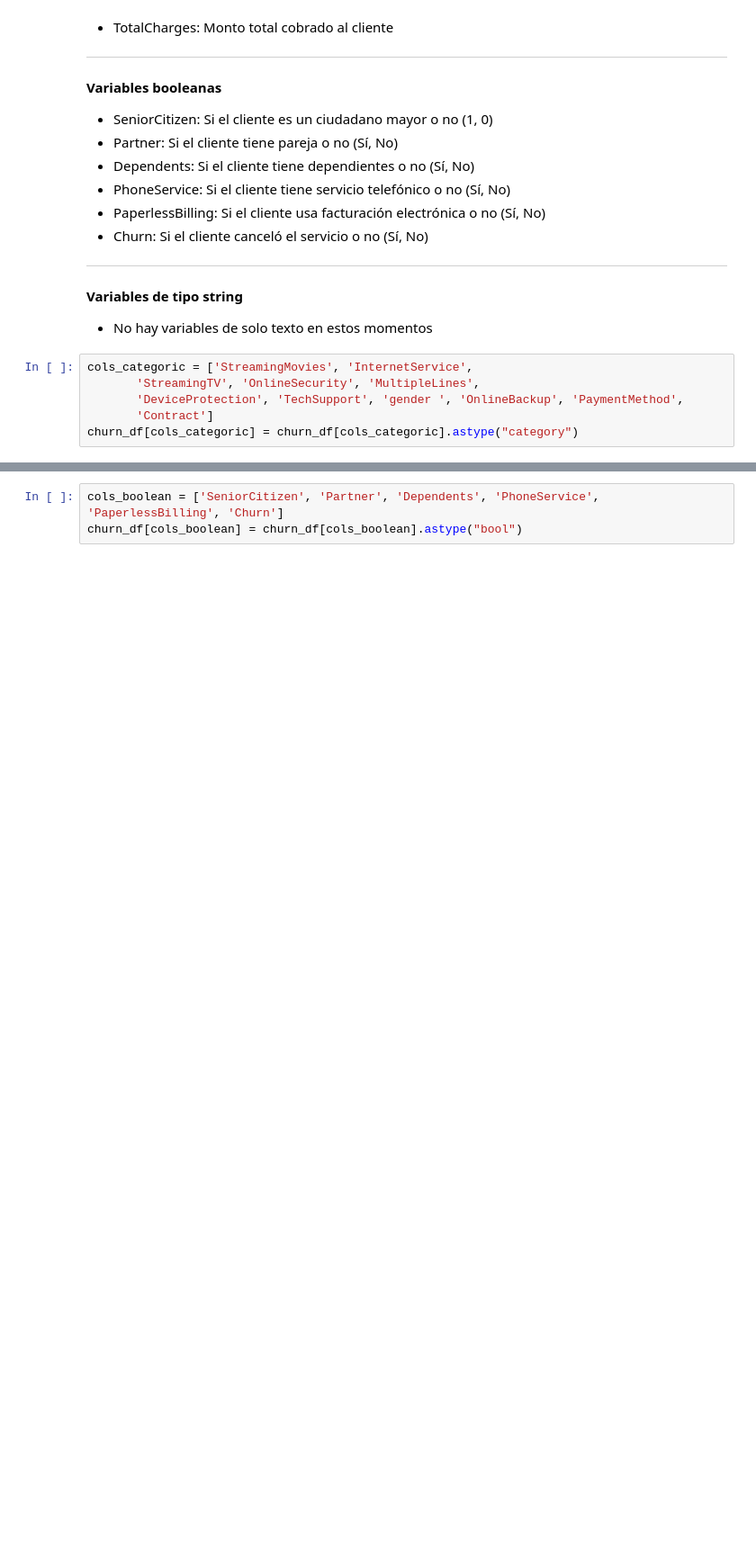
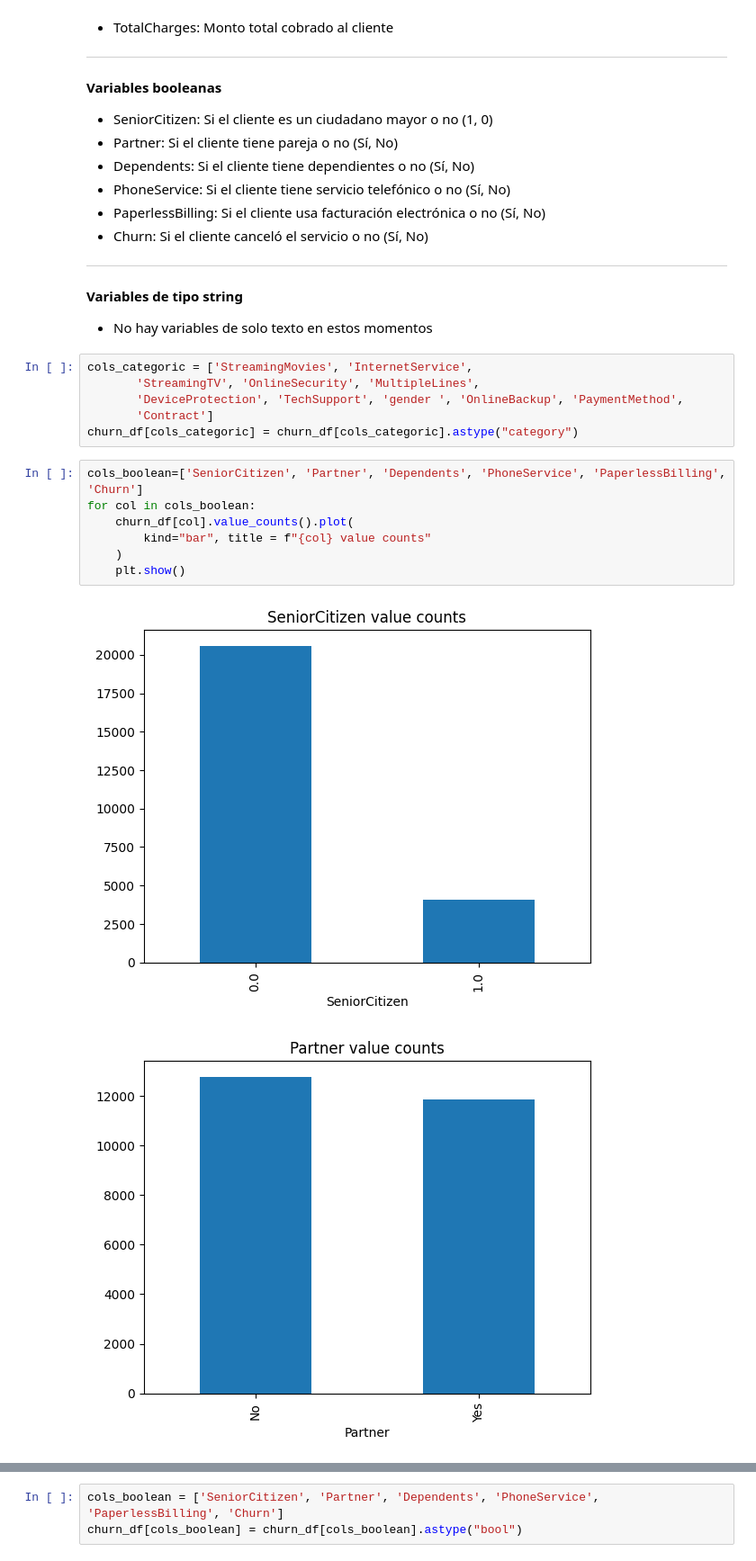
Before and after one commit to 1210lfo/Telco-Customer-Churn, a Jupyter notebook: notebooks/data_exploration_description.ipynb, the cells around one changed output, grey strips where cells are left out. Shown: that part at 90% size. Drawn from its saved outputs; the diff is of its cells as text; blank space fills up the shorter version.

```diff
--- a/notebooks/data_exploration_description.ipynb
+++ b/notebooks/data_exploration_description.ipynb
@@ -186,3 +187,13 @@ cols_categoric = ['StreamingMovies', 'InternetService',
        'DeviceProtection', 'TechSupport', 'gender ', 'OnlineBackup', 'PaymentMethod',
        'Contract']
 churn_df[cols_categoric] = churn_df[cols_categoric].astype("category")
+# %%
+cols_boolean=['SeniorCitizen', 'Partner', 'Dependents', 'PhoneService', 'PaperlessBilling', 'Churn']
+for col in cols_boolean:
+    churn_df[col].value_counts().plot(
+        kind="bar", title = f"{col} value counts"
+    )
+    plt.show()
+# %% [output]
+[figure, added]
+[figure, added]
```
Also changed, not shown: parts of 6 cells of this notebook, 8 other files.
